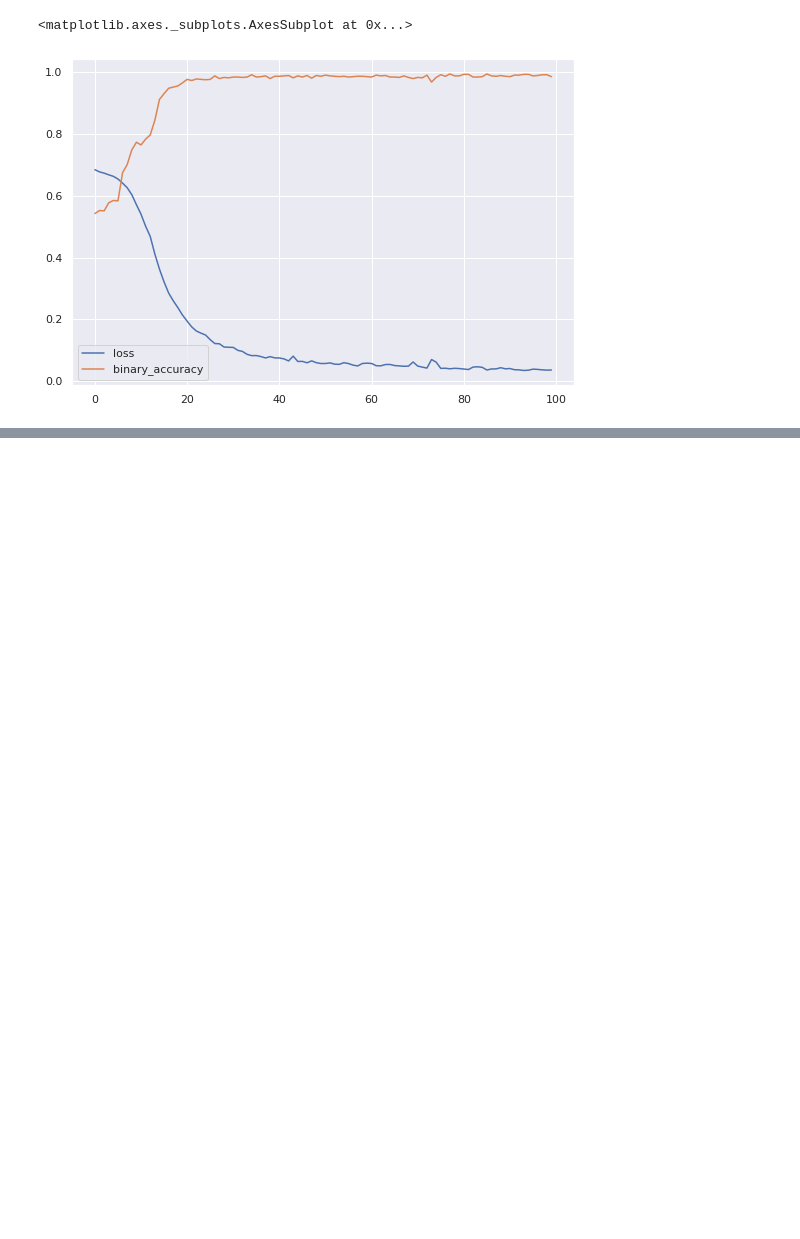
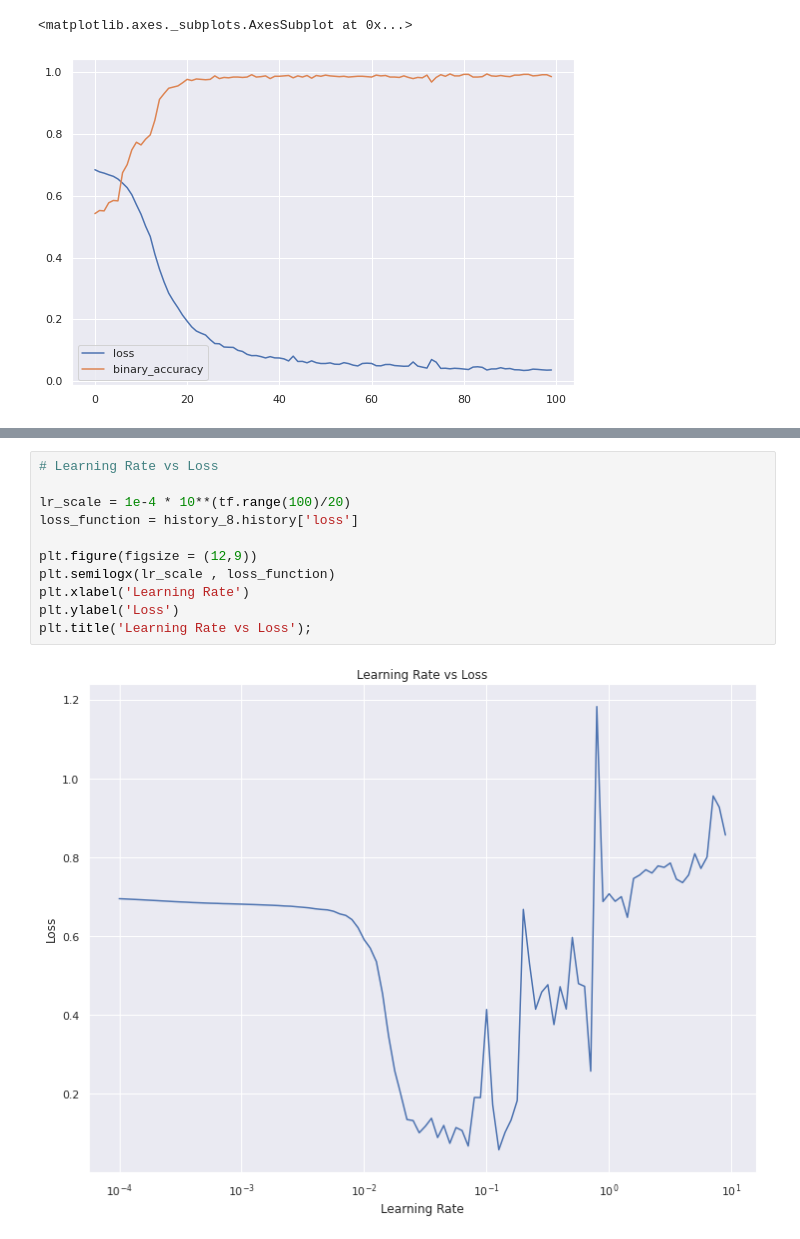
Before and after one commit to 86lekwenshiung/Neural-Network-with-Tensorflow, a Jupyter notebook: 02_Neural_Network_Classification_With_Tensorflow.ipynb, the cells around one changed output, grey strips where cells are left out. Saved outputs shown, nothing was run; the diff lists cells and outputs as text; blank space fills up the shorter version.

```diff
--- a/02_Neural_Network_Classification_With_Tensorflow.ipynb
+++ b/02_Neural_Network_Classification_With_Tensorflow.ipynb
@@ -435,0 +485,13 @@ pd.DataFrame(history_7.history).plot(figsize = (9,6))
+# %%
+# Learning Rate vs Loss
+
+lr_scale = 1e-4 * 10**(tf.range(100)/20)
+loss_function = history_8.history['loss']
+
+plt.figure(figsize = (12,9))
+plt.semilogx(lr_scale , loss_function)
+plt.xlabel('Learning Rate')
+plt.ylabel('Loss')
+plt.title('Learning Rate vs Loss');
+# %% [output]
+[figure, added]
```
Also changed, not shown: parts of 6 cells of this notebook.
